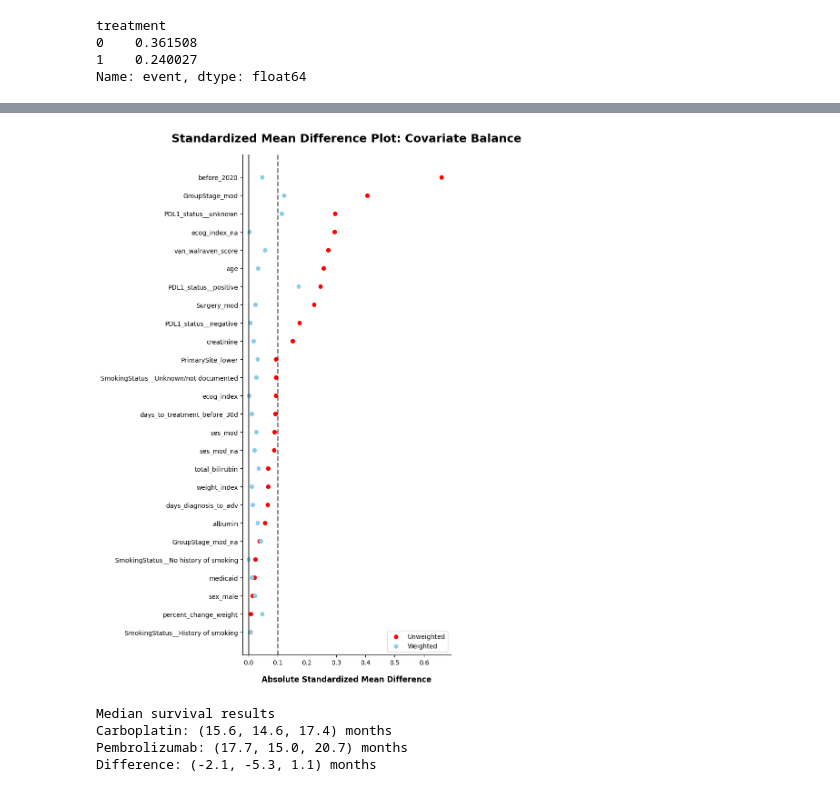
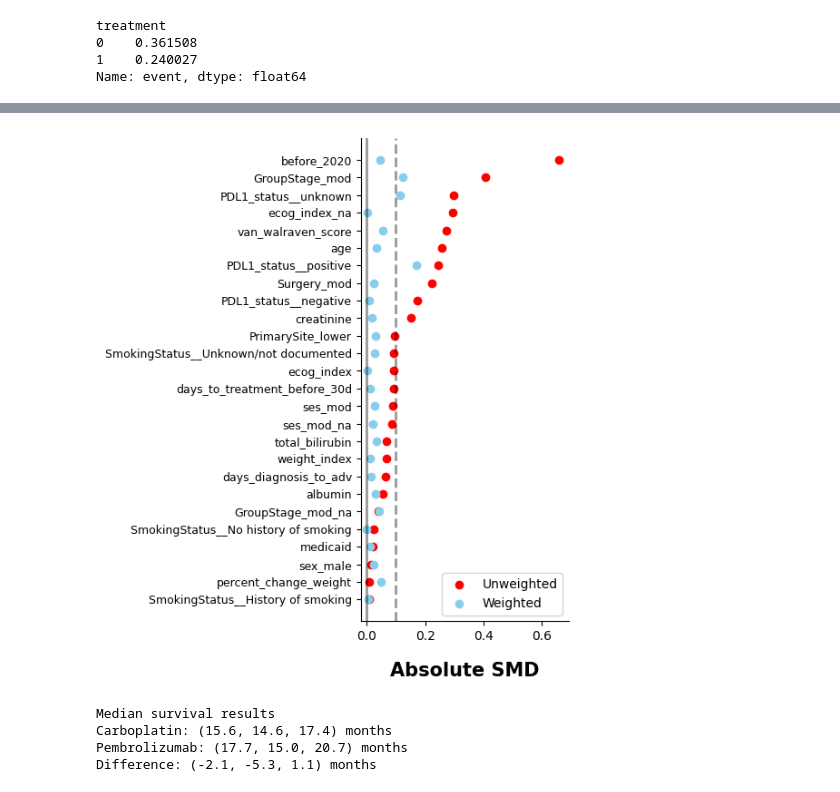
Before and after one commit to xavier-orcutt/io-heterogeneity, a Jupyter notebook: aUC/notebooks/os_above_threshold.ipynb, the cells around one changed output, grey strips where cells are left out. Cells and saved outputs as stored; diff of their text form; code cells hidden in the pictures.

Commit message:
updated ps and smd plots

```diff
--- a/aUC/notebooks/os_above_threshold.ipynb
+++ b/aUC/notebooks/os_above_threshold.ipynb
@@ -125,7 +134,24 @@ smd_df, smd_fig = estimator.standardized_mean_differences(return_fig = True)
 # %%
+_, smd_fig = estimator.standardized_mean_differences(return_fig = True)
+
+ax = smd_fig.axes[0]
+
+# Resize figure
+smd_fig.set_size_inches(4, 6)
+
+# Axis/title font sizes
+ax.set_xlabel('Absolute SMD', fontsize=15)
+ax.set_title('')
+
+# Reference line styles
+for line in ax.lines:
+    line.set_alpha(0.4)
+
+ax.tick_params(axis='y', labelsize=9)
+ax.legend(prop={'size': 10})
 smd_fig
 # %% [output]
-[figure, old version]
+[figure, new version]
 # %%
 km_confidence_intervals_df = estimator.km_confidence_intervals(df = iptw_df,
                                                                duration_col = 'duration',
```
Also changed, not shown: parts of 5 cells of this notebook, 3 other files.
